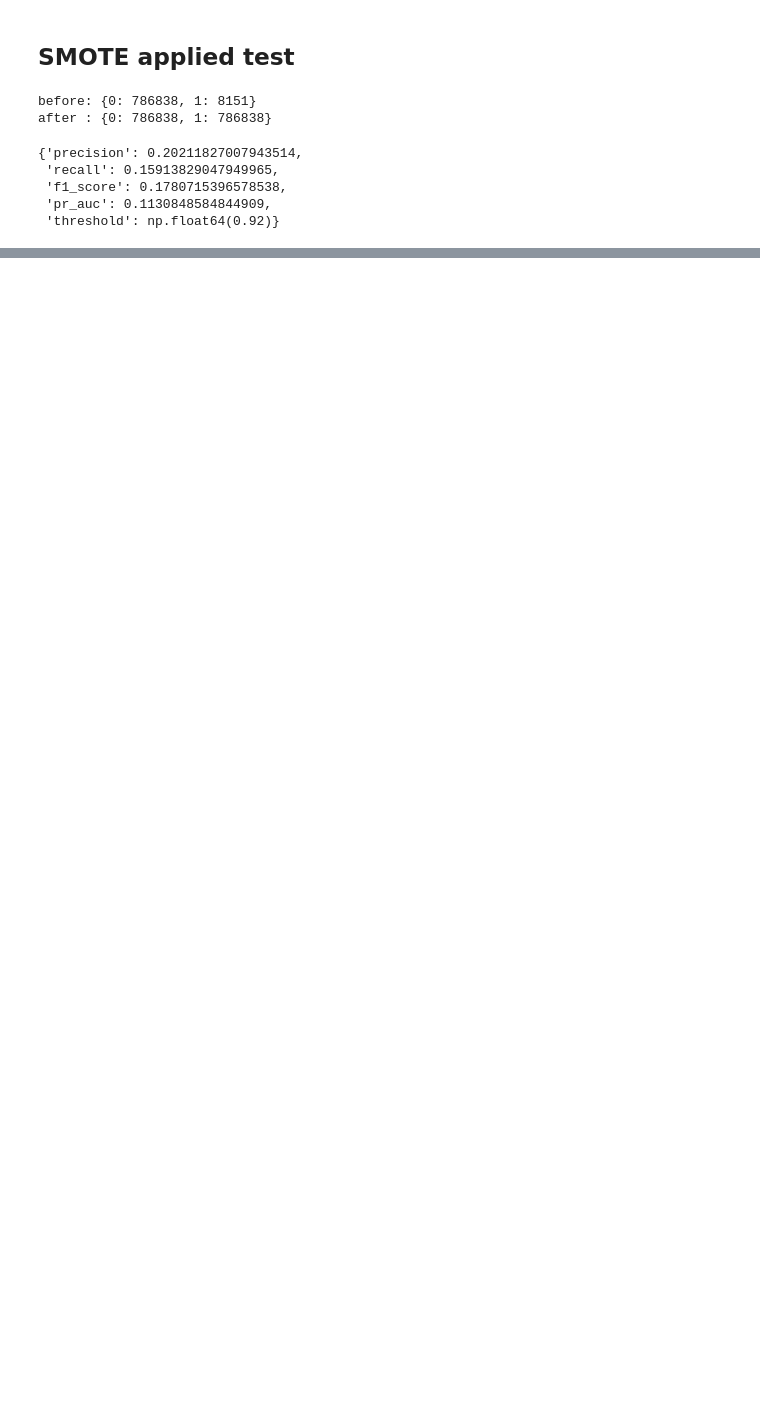
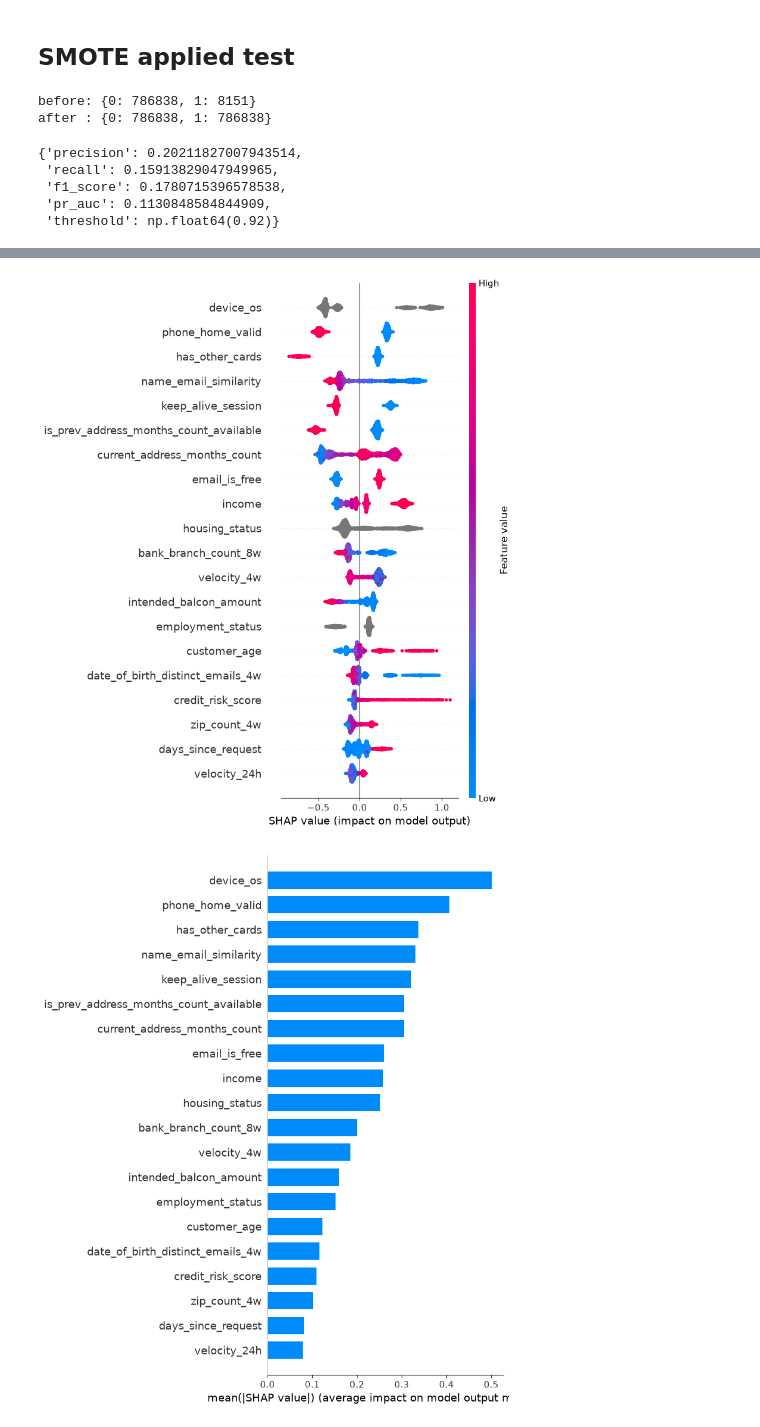
Before and after one commit to Aomsub101/Fraud-Detection, a Jupyter notebook: notebooks/02_models.ipynb, the cells around one changed output, grey strips where cells are left out. Saved outputs shown, nothing was run; the diff lists cells and outputs as text; code cells hidden in the pictures; blank space fills up the shorter version.

```diff
--- a/notebooks/02_models.ipynb
+++ b/notebooks/02_models.ipynb
@@ -367,0 +613,24 @@ Did not meet early stopping. Best iteration is:
+# %%
+import shap
+from catboost import CatBoostClassifier, Pool
+
+X_samp = X_te.sample(min(2000, len(X_te)), random_state=42)
+
+if isinstance(model, Pipeline):
+    print("Best model is logistic regression — see coefficient importance above (SHAP skipped).")
+elif isinstance(model, CatBoostClassifier):
+    cats = [c for c in cat_cols if c in X_samp.columns]
+    sv = model.get_feature_importance(Pool(X_samp, cat_features=cats), type="ShapValues")
+    shap_values = sv[:, :-1]
+    shap.summary_plot(shap_values, X_samp)
+    shap.summary_plot(shap_values, X_samp, plot_type="bar")
+else:
+    explainer = shap.TreeExplainer(model)
+    shap_values = explainer.shap_values(X_samp)
+    if isinstance(shap_values, list):            # some versions return [class0, class1]
+        shap_values = shap_values[1]
+    shap.summary_plot(shap_values, X_samp)
+    shap.summary_plot(shap_values, X_samp, plot_type="bar")
+# %% [output]
+[figure, added]
+[figure, added]
```
Also changed, not shown: parts of 29 cells of this notebook, 9 other files.
